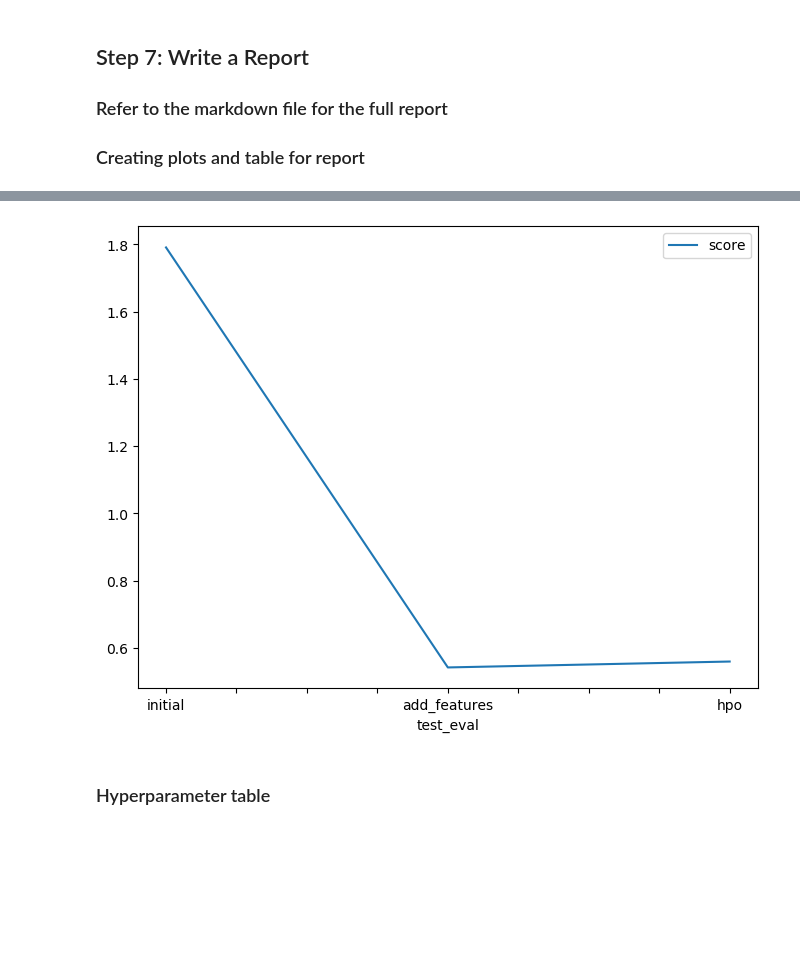
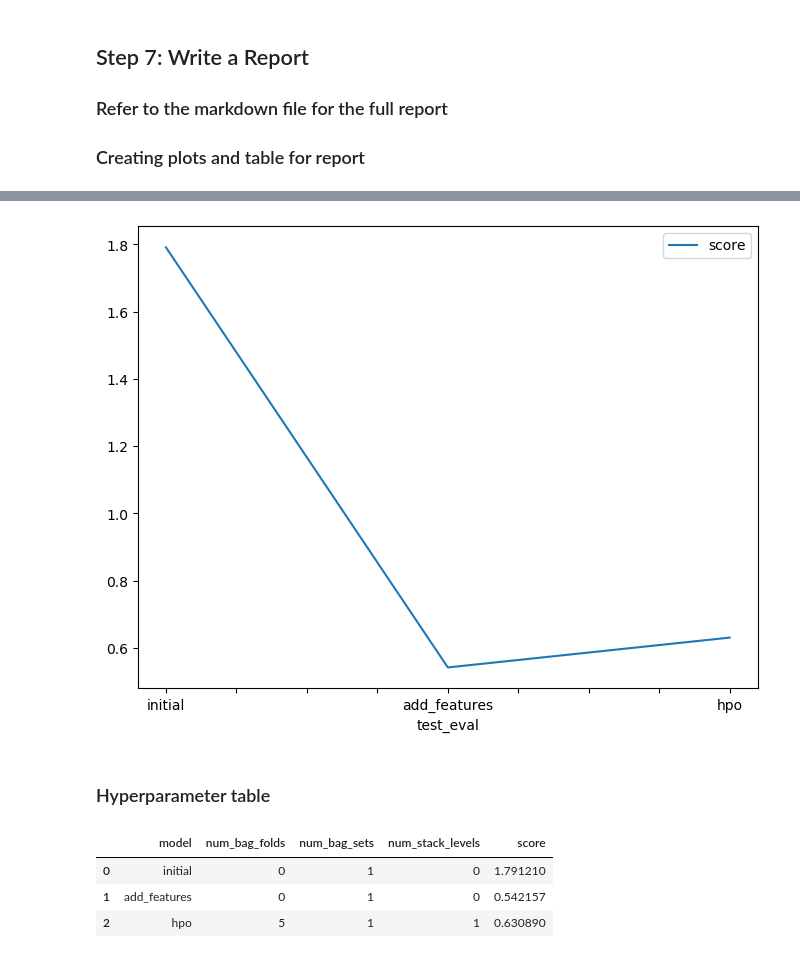
Before and after one commit to luckywy2023/cd0385-project-starter, a Jupyter notebook: project/project_notebook.ipynb, the cells around one changed output, grey strips where cells are left out. Drawn from its saved outputs; the diff is of its cells as text; code cells hidden in the pictures; blank space fills up the shorter version.

```diff
--- a/project/project_notebook.ipynb
+++ b/project/project_notebook.ipynb
@@ -595,14 +612,14 @@ fig.savefig('model_train_score.png')
 # %%
 # Take the 3 kaggle scores and creating a line plot to show improvement
 fig = pd.DataFrame(
     {
         "test_eval": ["initial", "add_features", "hpo"],
-        "score": [1.79121, 0.542157, 0.55972]
+        "score": [1.79121, 0.542157, 0.63089]
     }
 ).plot(x="test_eval", y="score", figsize=(8, 6)).get_figure()
 fig.savefig('model_test_score.png')
 # %% [output]
-[figure, old version]
+[figure, new version]
 # %% [markdown]
 ### Hyperparameter table
 # %%
@@ -612,5 +629,10 @@ pd.DataFrame({
     "num_bag_folds": [0, 0, 5],
     "num_bag_sets": [1, 1, 1],
     "num_stack_levels": [0, 0, 1],
-    "score": [1.79121, 0.542157, 0.55972]
+    "score": [1.79121, 0.542157, 0.63089]
 })
+# %% [output]
+|  | model | num_bag_folds | num_bag_sets | num_stack_levels | score |
+| 0 | initial | 0 | 1 | 0 | 1.791210 |
+| 1 | add_features | 0 | 1 | 0 | 0.542157 |
+| 2 | hpo | 5 | 1 | 1 | 0.630890 |
```
Also changed, not shown: parts of 7 cells of this notebook, 3 other files.
